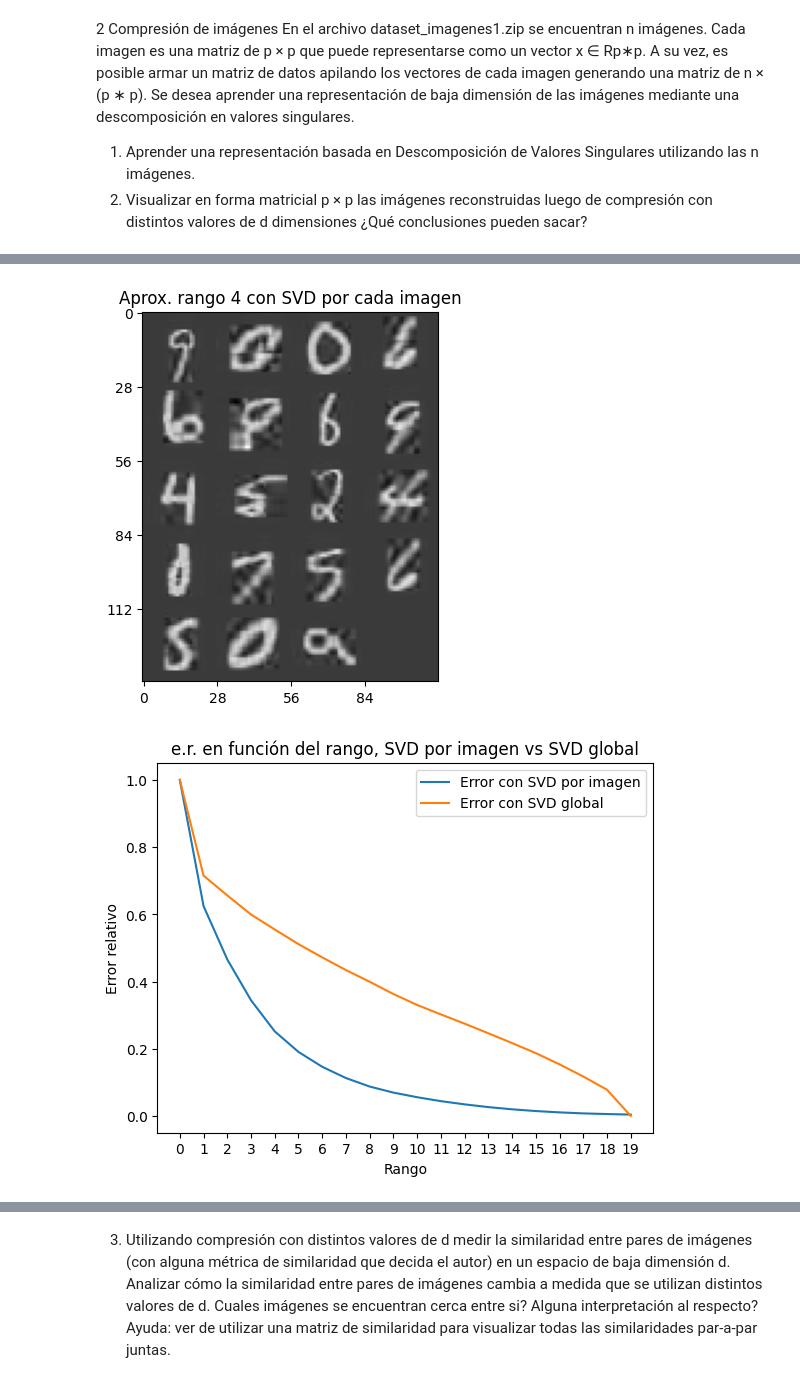
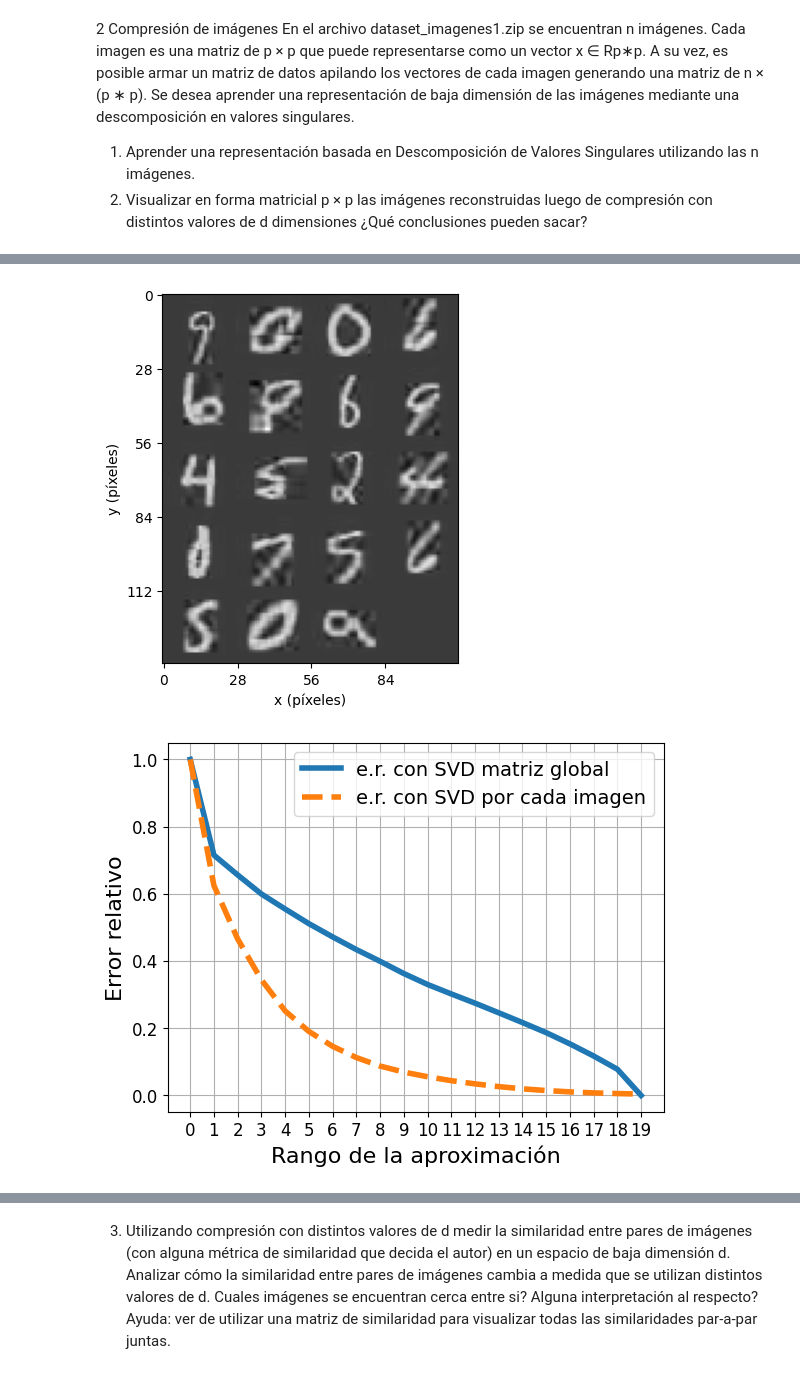
Before and after one commit to BrunoDC-dev/Metodos-numericos-2, a Jupyter notebook: TP3/p2.ipynb, the cells around one changed output, grey strips where cells are left out. Saved outputs shown, nothing was run; the diff lists cells and outputs as text; code cells hidden in the pictures.

```diff
--- a/TP3/p2.ipynb
+++ b/TP3/p2.ipynb
@@ -28,18 +28,16 @@ for i in range(n):
 U, S, VT = np.linalg.svd(A, full_matrices = False)
 S = np.diag(S)
 
-collage = np.zeros((140, 112))
+collage = np.zeros((5*p, 4*p))
 for i in range(n):
     for f in range(p):
         for c in range(p):
-            collage[f + (i // 4) * 28, c + (i % 4) * 28] = A[i].reshape((p,p))[f,c]
+            collage[f + (i // 4) * p, c + (i % 4) * p] = A[i].reshape((p,p))[f,c]
 
-plt.figure()
 img = plt.imshow(collage, cmap = 'gray')
-plt.xticks(np.arange(0, collage.shape[1], 28))
-plt.yticks(np.arange(0, collage.shape[0], 28))
+plt.xticks(np.arange(0, collage.shape[1], p))
+plt.yticks(np.arange(0, collage.shape[0], p))
 plt.xlabel('x (píxeles)')
 plt.ylabel('y (píxeles)')
-plt.title('Imagenes originales dataset 1')
 plt.show()
 # %% [output]
@@ -50,10 +48,12 @@ aproxs = {}
 for d in range(n+1):
     collage = np.zeros((5*p, 4*p))
     aprox = U[:,:d]@S[:d,:d]@VT[:d,:]
+    if d == 12:
+        print(shape(U[:,:d]), shape(S[:d,:d]), shape(VT[:d,:]))
     for i in range(n):
         for f in range(p):
             for c in range(p):
-                collage[f + (i // 4) * 28, c + (i % 4) * 28] = aprox[i].reshape((p,p))[f,c]
+                collage[f + (i // 4) * p, c + (i % 4) * p] = aprox[i].reshape((p,p))[f,c]
     aproxs[d] = aprox
     collages[d] = collage
 
@@ -62,6 +62,7 @@ for d in (1, 5, 15):
     img = plt.imshow(collages[d], cmap = 'gray')
     plt.xticks(np.arange(0, collages[d].shape[1], 28))
     plt.yticks(np.arange(0, collages[d].shape[0], 28))
-    plt.title(f'Aproximación rango {d}')
+    plt.xlabel('x (píxeles)')
+    plt.ylabel('y (píxeles)')
     plt.show()
 # %% [output]
@@ -82,7 +84,7 @@ for d in range(n+1):
         ind_aprox[i] = aprox.flatten()
         for f in range(28):
             for c in range(28):
-                collage[f + (i // 4) * 28, c + (i % 4) * 28] = aprox[f,c]
+                collage[f + (i // 4) * p, c + (i % 4) * p] = aprox[f,c]
     ind_aproxs[d] = ind_aprox
     collages[d] = collage
     ind_errors[d] = np.linalg.norm(A - ind_aprox, 'fro') / np.linalg.norm(A, 'fro')
@@ -92,25 +94,28 @@ collage = collages[d]
 img = plt.imshow(collage, cmap = 'gray')
 plt.xticks(np.arange(0, collage.shape[1], 28))
 plt.yticks(np.arange(0, collage.shape[0], 28))
-plt.title(f'Aprox. rango {d} con SVD por cada imagen')
+plt.xlabel('x (píxeles)')
+plt.ylabel('y (píxeles)')
 plt.show()
 # %% [output]
-[figure, old version]
+[figure, new version]
 # %%
 errors = {}
 for d in range(n+1):
     errors[d] = np.linalg.norm(A - aproxs[d], 'fro') / np.linalg.norm(A, 'fro')
 
-plt.plot(ind_errors.keys(), ind_errors.values(), label = 'Error con SVD por imagen')
-plt.plot(errors.keys(), errors.values(), label = 'Error con SVD global')
-plt.xlabel('Rango')
+plt.plot(errors.keys(), errors.values(), label = 'e.r. con SVD matriz global', linewidth = 4)
+plt.plot(ind_errors.keys(), ind_errors.values(), label = 'e.r. con SVD por cada imagen', linewidth = 4, linestyle = '--')
+plt.xlabel('Rango de la aproximación', fontsize = 16)
 plt.xticks(range(n+1))
-plt.ylabel('Error relativo')
-plt.legend()
-plt.title('e.r. en función del rango, SVD por imagen vs SVD global')
+plt.ylabel('Error relativo', fontsize = 16)
+plt.yticks(fontsize=12)
+plt.xticks(fontsize=12)
+plt.legend( fontsize = 14)
+plt.grid()
 plt.show()
 # %% [output]
-[figure, old version]
+[figure, new version]
 # %%
 index_selected = 11
 collage = np.zeros((5*p, 4*p))
```
Also changed, not shown: parts of 13 cells of this notebook, 19 other files.
